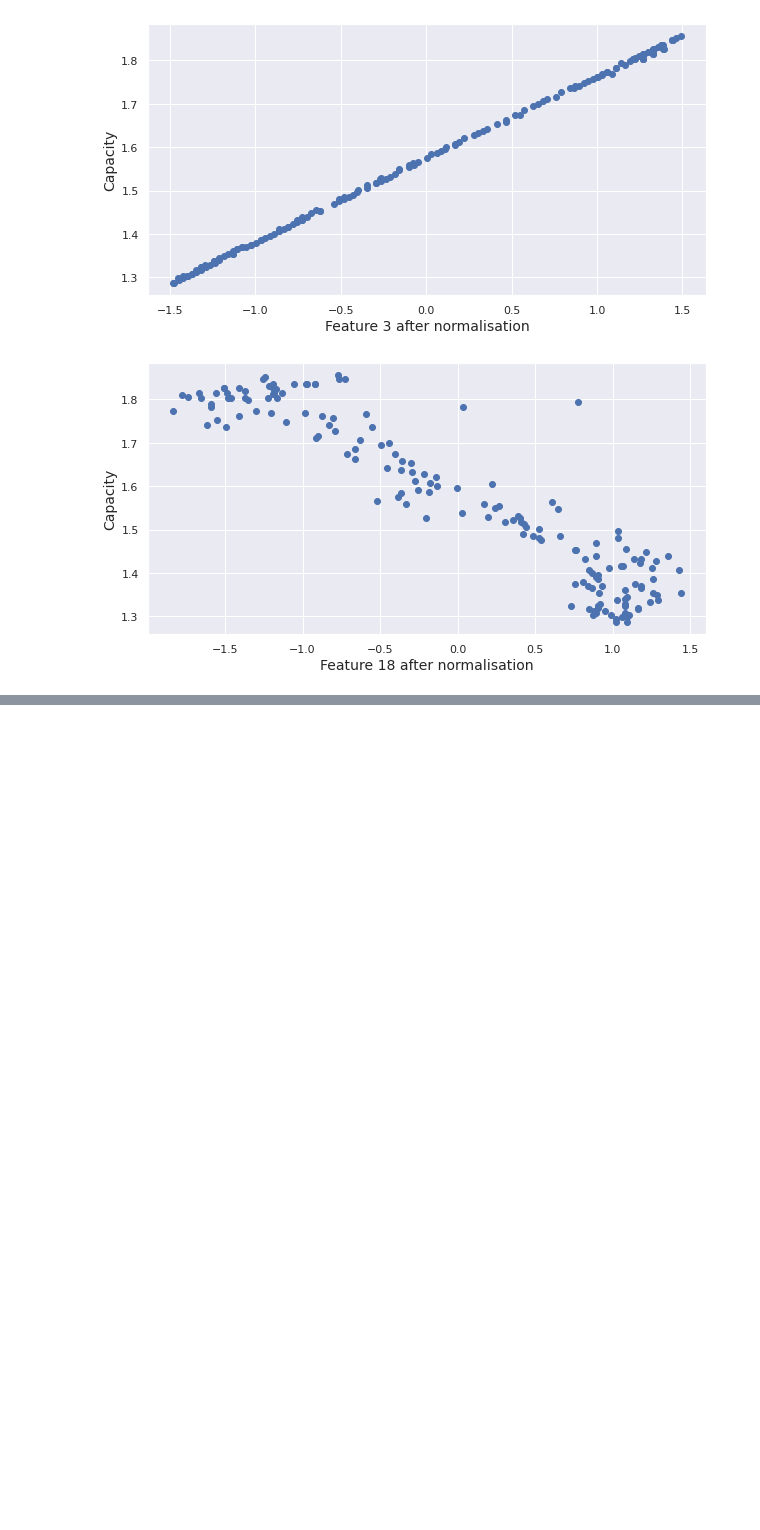
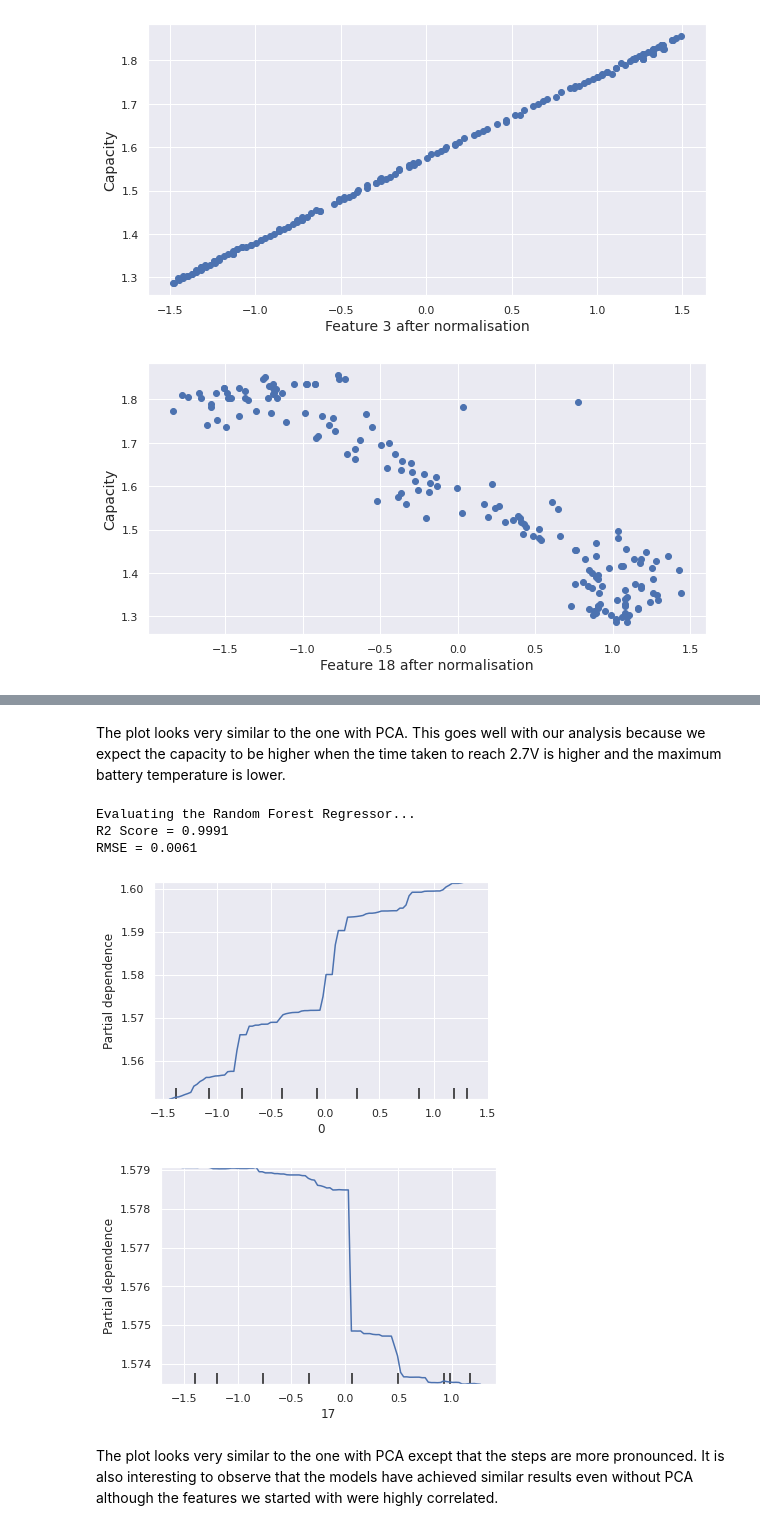
Before and after one commit to aweditya/ev-battery-degradation, a Jupyter notebook: src/Predicting RUL of EV Batteries.ipynb, the cells around one changed output, grey strips where cells are left out. Cells and saved outputs as stored; diff of their text form; code cells hidden in the pictures; blank space fills up the shorter version.

```diff
--- a/src/Predicting RUL of EV Batteries.ipynb
+++ b/src/Predicting RUL of EV Batteries.ipynb
@@ -1712,0 +1759,28 @@ fig.tight_layout(rect=[0, 0, 1, 0.95]) # For removing extra whitespace introduce
+# %% [markdown]
+The plot looks very similar to the one with PCA. This goes well with our analysis because we expect the capacity to be higher when the time taken to reach 2.7V is higher and the maximum battery temperature is lower.
+# %%
+# Using the pre-built sklearn RF regressor without tuning
+rf = RandomForestRegressor(n_estimators = 100)
+rf.fit(train_x1, train_y1)
+
+print(blue(f"Evaluating the Random Forest Regressor...", 'bold'))
+print(f"R2 Score = {rf.score(test_x1, test_y1):.4f}")
+
+mse = mean_squared_error(rf.predict(test_x1), test_y1)
+rmse = np.sqrt(mse)
+print(f"RMSE = {rmse:.4f}")
+# %% [output]
+Evaluating the Random Forest Regressor...
+R2 Score = 0.9991
+RMSE = 0.0061
+# %%
+# PDP for time at which battery voltage hits 2.7V
+disp_rf0 = PartialDependenceDisplay.from_estimator(rf, train_x1, features=[0])
+
+# PDP for maximum temperature
+disp_rf17 = PartialDependenceDisplay.from_estimator(rf, train_x1, features=[17])
+# %% [output]
+[figure, added]
+[figure, added]
+# %% [markdown]
+The plot looks very similar to the one with PCA except that the steps are more pronounced. It is also interesting to observe that the models have achieved similar results even without PCA although the features we started with were highly correlated.
```
Also changed, not shown: parts of 19 cells of this notebook.
